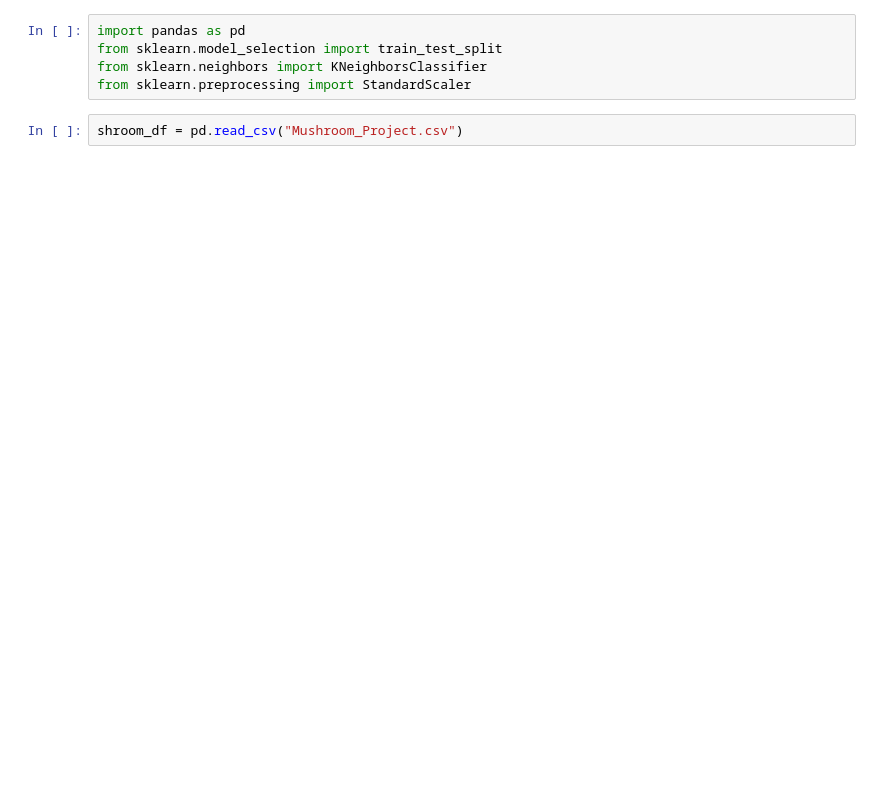
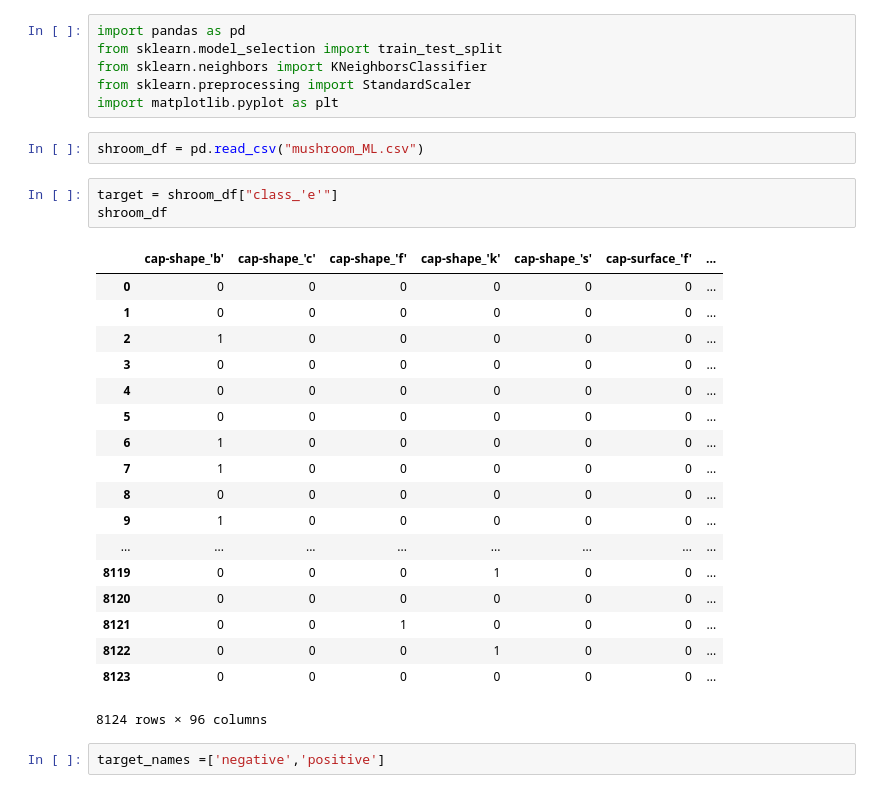
Before and after one commit to seungeun92/MushroomClassification, a Jupyter notebook: Brendan's_Stuff/Mushroom_KNN_Classifier.ipynb, the cells around one changed output. Cells and saved outputs as stored; diff of their text form; blank space fills up the shorter version.

```diff
--- a/Brendan's_Stuff/Mushroom_KNN_Classifier.ipynb
+++ b/Brendan's_Stuff/Mushroom_KNN_Classifier.ipynb
@@ -3,5 +3,30 @@ import pandas as pd
 from sklearn.model_selection import train_test_split
 from sklearn.neighbors import KNeighborsClassifier
 from sklearn.preprocessing import StandardScaler
+import matplotlib.pyplot as plt
 # %%
-shroom_df = pd.read_csv("Mushroom_Project.csv")
+shroom_df = pd.read_csv("mushroom_ML.csv")
+# %%
+target = shroom_df["class_'e'"]
+shroom_df
+# %% [output]
+|  | cap-shape_'b' | cap-shape_'c' | cap-shape_'f' | cap-shape_'k' | cap-shape_'s' | cap-surface_'f' | ... |
+| 0 | 0 | 0 | 0 | 0 | 0 | 0 | ... |
+| 1 | 0 | 0 | 0 | 0 | 0 | 0 | ... |
+| 2 | 1 | 0 | 0 | 0 | 0 | 0 | ... |
+| 3 | 0 | 0 | 0 | 0 | 0 | 0 | ... |
+| 4 | 0 | 0 | 0 | 0 | 0 | 0 | ... |
+| 5 | 0 | 0 | 0 | 0 | 0 | 0 | ... |
+| 6 | 1 | 0 | 0 | 0 | 0 | 0 | ... |
+| 7 | 1 | 0 | 0 | 0 | 0 | 0 | ... |
+| 8 | 0 | 0 | 0 | 0 | 0 | 0 | ... |
+| 9 | 1 | 0 | 0 | 0 | 0 | 0 | ... |
+| ... | ... | ... | ... | ... | ... | ... | ... |
+| 8119 | 0 | 0 | 0 | 1 | 0 | 0 | ... |
+| 8120 | 0 | 0 | 0 | 0 | 0 | 0 | ... |
+| 8121 | 0 | 0 | 1 | 0 | 0 | 0 | ... |
+| 8122 | 0 | 0 | 0 | 1 | 0 | 0 | ... |
+| 8123 | 0 | 0 | 0 | 0 | 0 | 0 | ... |
+8124 rows × 96 columns
+# %%
+target_names =['negative','positive']
```
Also changed, not shown: parts of 9 cells of this notebook, 13 other files.
